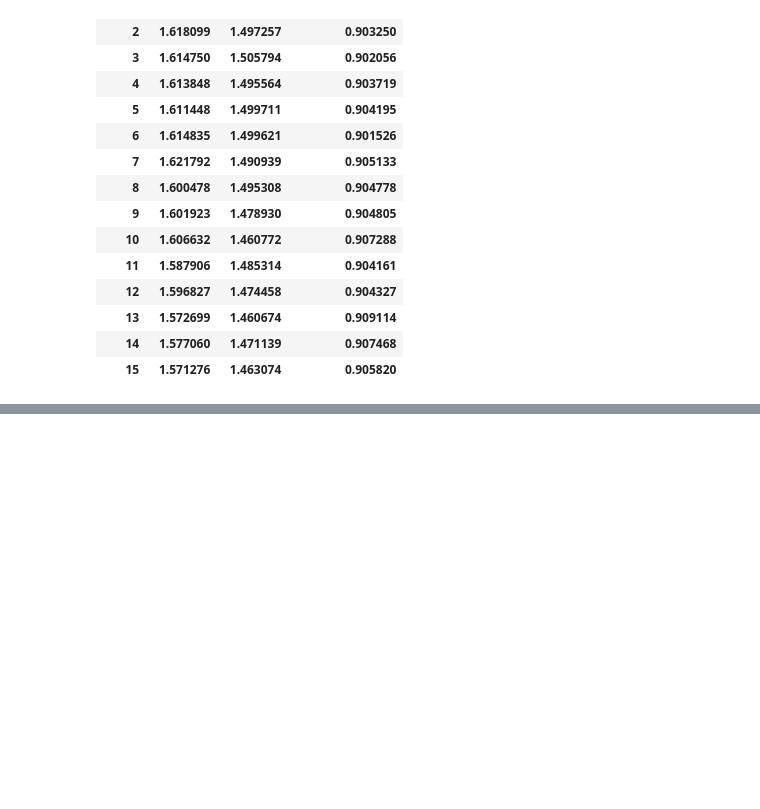
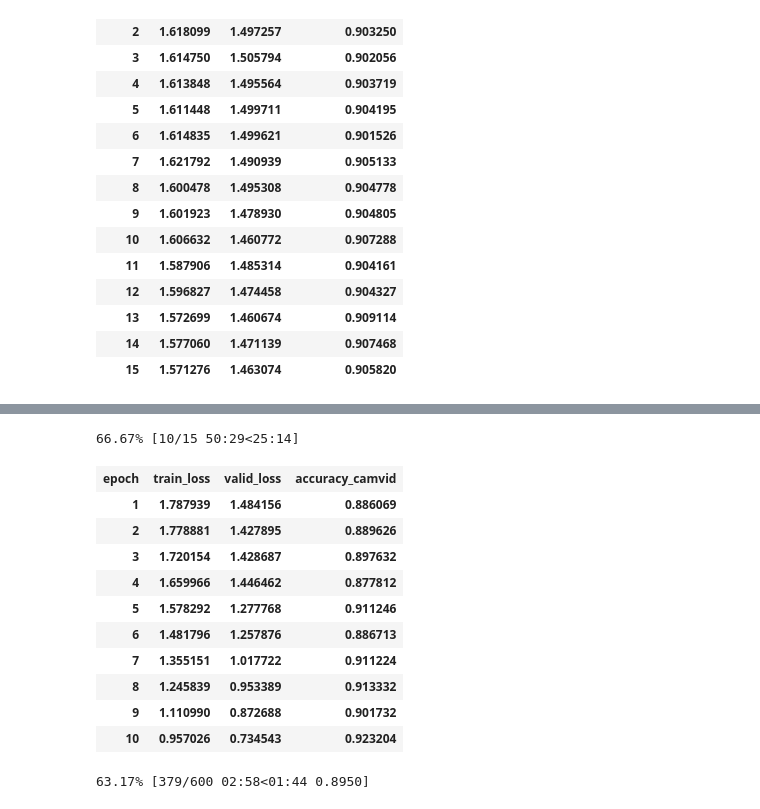
Before and after one commit to rawatpremsingh999/Semantic-Segmentation, a Jupyter notebook: Camvid segmentation.ipynb, the cells around one changed output, grey strips where cells are left out. Cells and saved outputs as stored; diff of their text form; code cells hidden in the pictures; blank space fills up the shorter version.

```diff
--- a/Camvid segmentation.ipynb
+++ b/Camvid segmentation.ipynb
@@ -261,0 +255,18 @@ learn.recorder.plot()
+# %%
+lr = 2e-4
+# %%
+learn.fit_one_cycle(cyc_len=15, max_lr=slice(lr), pct_start=0.8)
+# %% [output]
+66.67% [10/15 50:29<25:14]
+| epoch | train_loss | valid_loss | accuracy_camvid |
+| 1 | 1.787939 | 1.484156 | 0.886069 |
+| 2 | 1.778881 | 1.427895 | 0.889626 |
+| 3 | 1.720154 | 1.428687 | 0.897632 |
+| 4 | 1.659966 | 1.446462 | 0.877812 |
+| 5 | 1.578292 | 1.277768 | 0.911246 |
+| 6 | 1.481796 | 1.257876 | 0.886713 |
+| 7 | 1.355151 | 1.017722 | 0.911224 |
+| 8 | 1.245839 | 0.953389 | 0.913332 |
+| 9 | 1.110990 | 0.872688 | 0.901732 |
+| 10 | 0.957026 | 0.734543 | 0.923204 |
+63.17% [379/600 02:58<01:44 0.8950]
```
Also changed, not shown: parts of 9 cells of this notebook.
